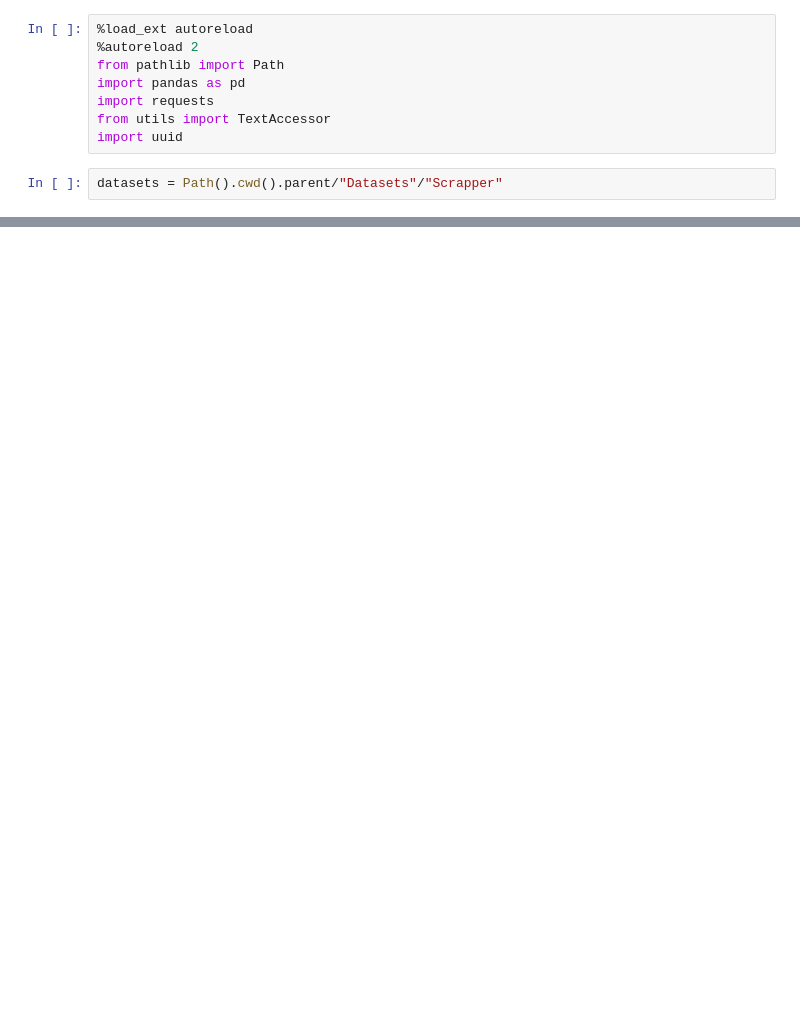
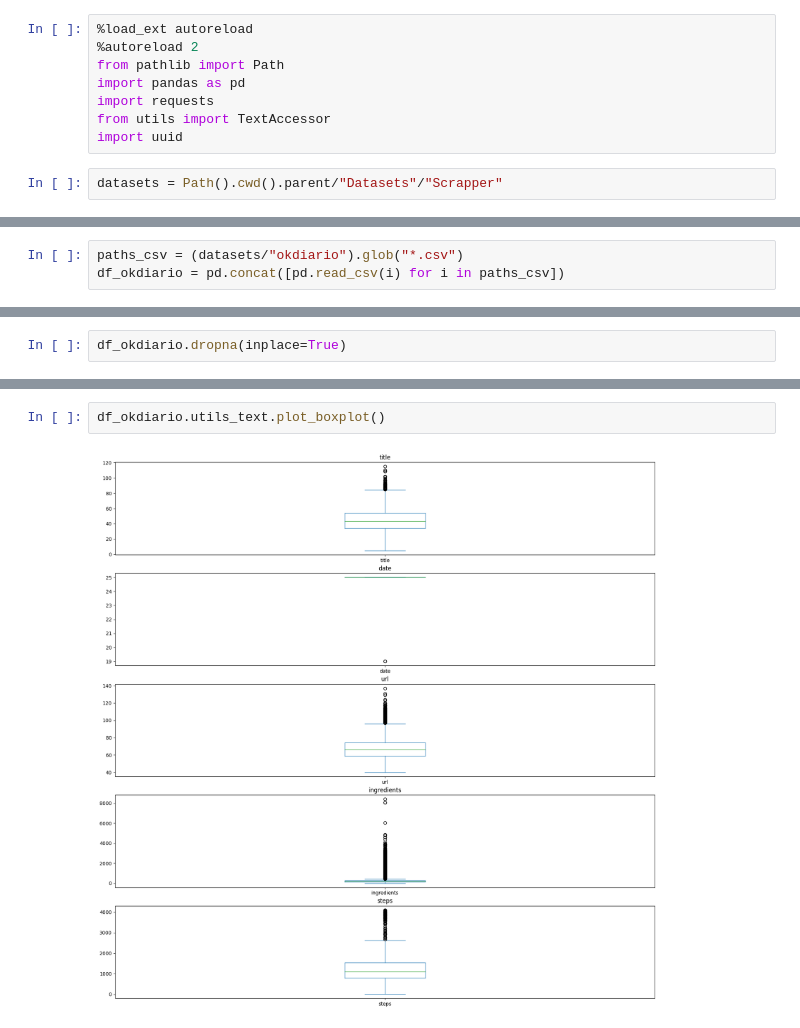
Before and after one commit to Frorozcoloa/ChatCocina, a Jupyter notebook: Notebooks/0.1- Limpieza_de_datos_mycolombian.ipynb, the cells around one changed output, grey strips where cells are left out. Cells and saved outputs as stored; diff of their text form; blank space fills up the shorter version.

```diff
--- a/Notebooks/0.1- Limpieza_de_datos_mycolombian.ipynb
+++ b/Notebooks/0.1- Limpieza_de_datos_mycolombian.ipynb
@@ -295,0 +73,3 @@ df.to_csv(datasets/"dataset.csv", index=False)
+# %%
+paths_csv = (datasets/"okdiario").glob("*.csv")
+df_okdiario = pd.concat([pd.read_csv(i) for i in paths_csv])
@@ -295,0 +91,2 @@ df.to_csv(datasets/"dataset.csv", index=False)
+# %%
+df_okdiario.dropna(inplace=True)
@@ -295,0 +108,4 @@ df.to_csv(datasets/"dataset.csv", index=False)
+# %%
+df_okdiario.utils_text.plot_boxplot()
+# %% [output]
+[figure, added]
```
Also changed, not shown: parts of 88 cells of this notebook, 7 other files.
